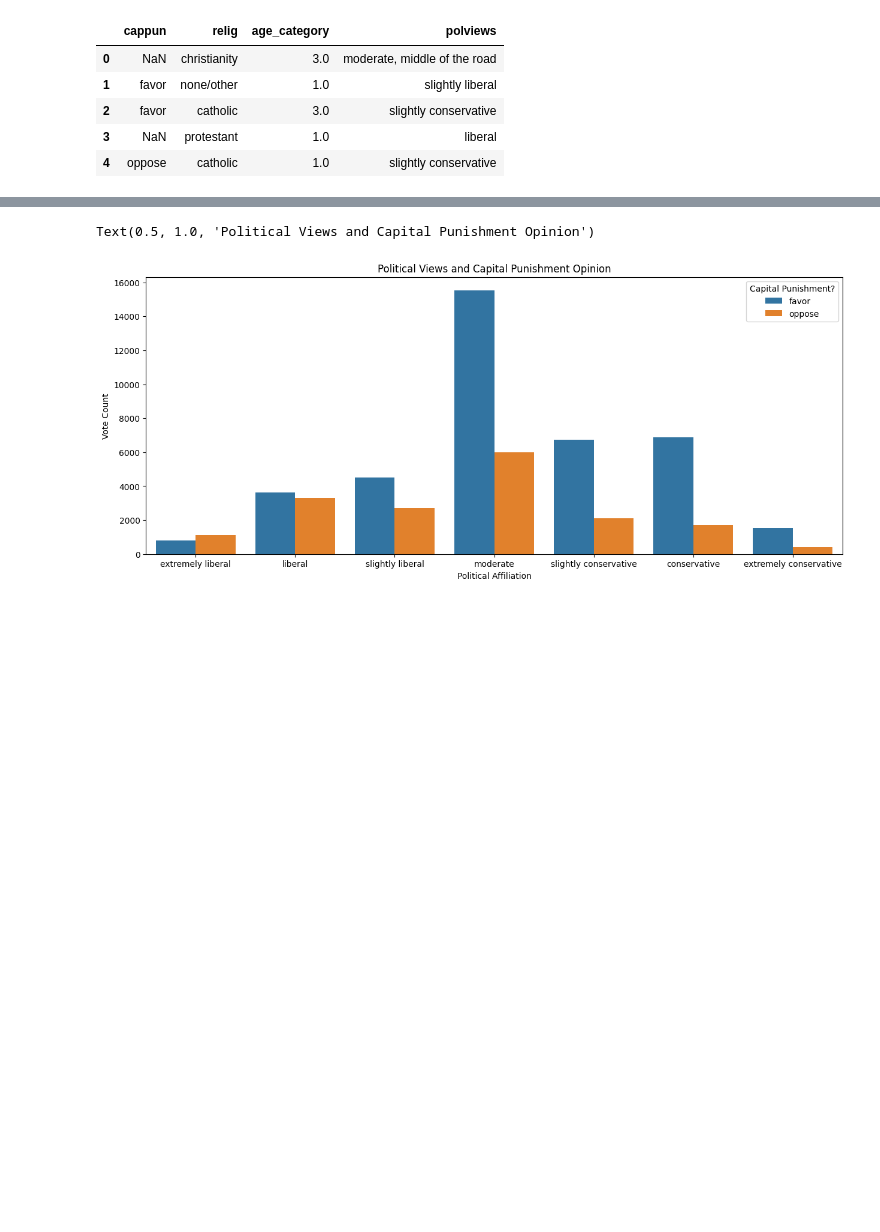
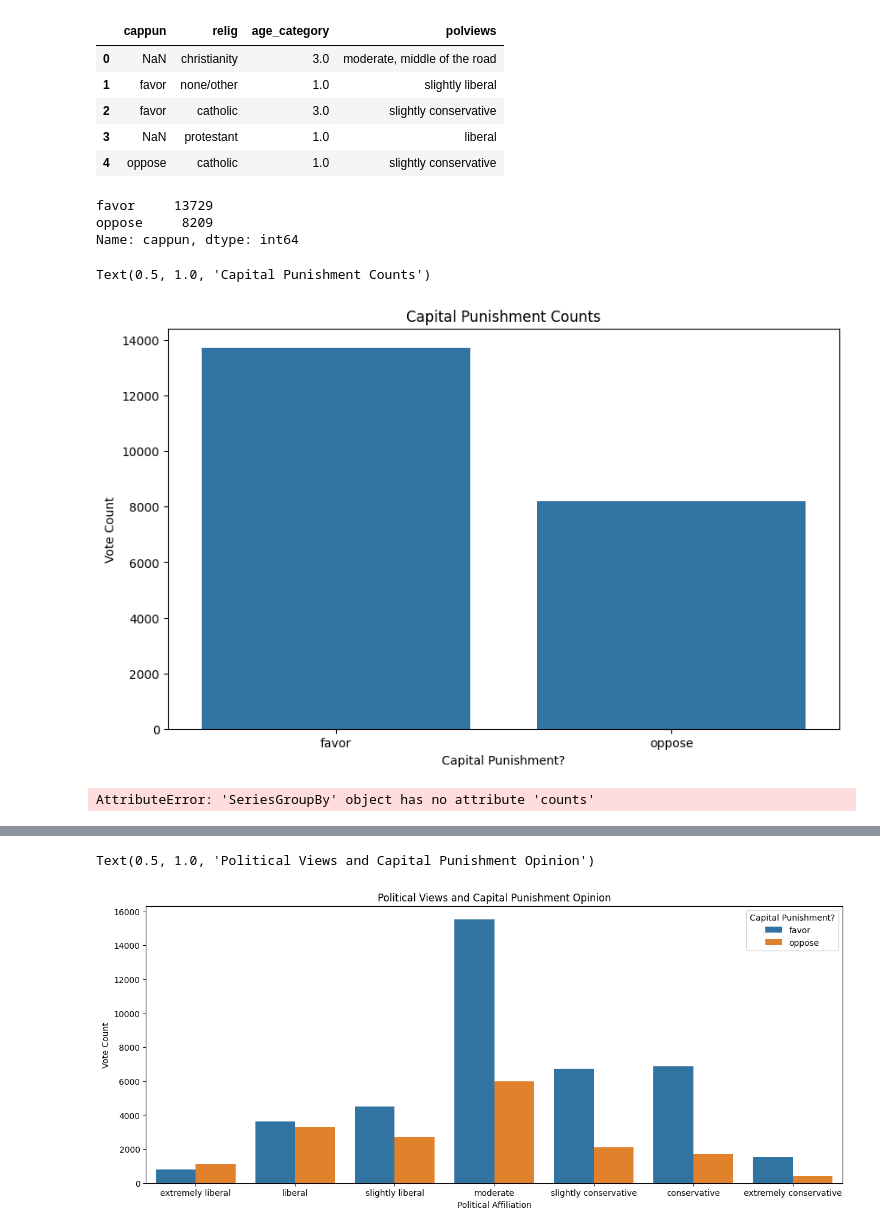
Before and after one commit to kieramurphy37/project_gss, a Jupyter notebook: RESULTS_CONCLUSIONS.ipynb, the cells around one changed output, grey strips where cells are left out. Cells and saved outputs as stored; diff of their text form; code cells hidden in the pictures; blank space fills up the shorter version.

Commit message:
visualizations

```diff
--- a/RESULTS_CONCLUSIONS.ipynb
+++ b/RESULTS_CONCLUSIONS.ipynb
@@ -15,3 +15,27 @@ df.head()
 | 2 | favor | catholic | 3.0 | slightly conservative |
 | 3 | NaN | protestant | 1.0 | liberal |
 | 4 | oppose | catholic | 1.0 | slightly conservative |
+# %%
+df['cappun'].value_counts()
+# %% [output]
+favor     13729
+oppose     8209
+Name: cappun, dtype: int64
+# %%
+data_from_groupby = {'Capital Punishment?': ['favor', 'oppose'],
+    'count': [13729, 8209]
+}
+df = pd.DataFrame(data_from_groupby)
+
+plt.figure(figsize=(10, 6))
+sns.barplot(x='Capital Punishment?', y='count', data=df)
+plt.xlabel('Capital Punishment?')
+plt.ylabel('Vote Count')
+plt.title('Capital Punishment Counts')
+# %% [output]
+Text(0.5, 1.0, 'Capital Punishment Counts')
+[figure, added]
+# %%
+df.groupby(['polviews','cappun'])['cappun'].counts
+# %% [output]
+AttributeError: 'SeriesGroupBy' object has no attribute 'counts'
```
Also changed, not shown: parts of 5 cells of this notebook.
